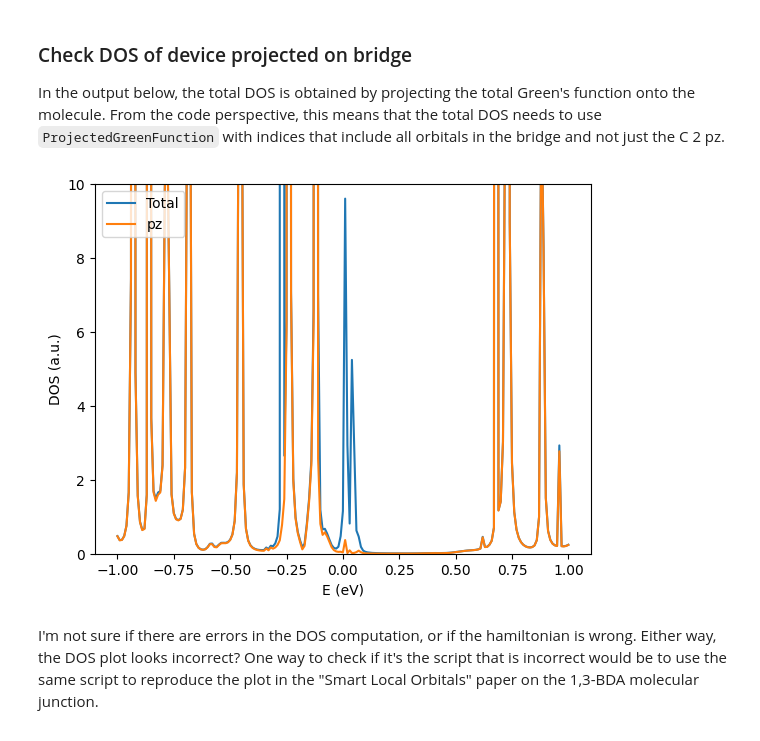
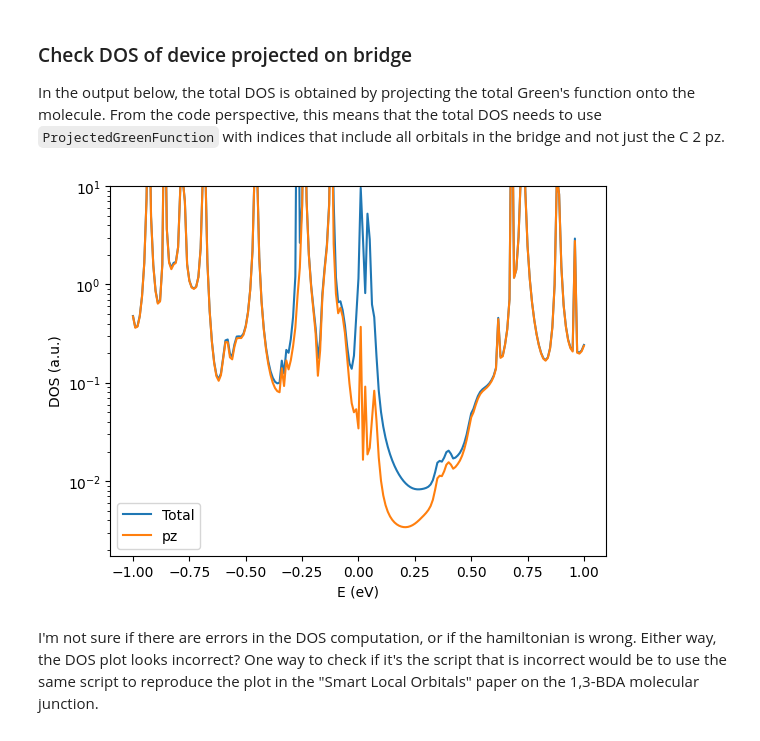
Before and after one commit to aj0337/qtpyt-tests, a Jupyter notebook: CNT_AGNR/checks.ipynb, the cells around one changed output. Cells and saved outputs as stored; diff of their text form; code cells hidden in the pictures.

```diff
--- a/CNT_AGNR/checks.ipynb
+++ b/CNT_AGNR/checks.ipynb
@@ -96,19 +96,19 @@ The non-orthogonalized orbital is:
 
 In the output below, the total DOS is obtained by projecting the total Green's function onto the molecule. From the code perspective, this means that the total DOS needs to use `ProjectedGreenFunction` with indices that include all orbitals in the bridge and not just the C 2 pz.
 # %%
-E, tdos = np.load("./unrelaxed/output/lowdin/dft/Evdos_total.npy")
-_, pz_dos = np.load("./unrelaxed/output/lowdin/dft/Evdos_pz.npy")
+E, tdos_device = np.load("./unrelaxed/output/lowdin/device/dft/Evdos_total.npy")
+_, pz_dos_device = np.load("./unrelaxed/output/lowdin/device/dft/Evdos_pz.npy")
 
-plt.plot(E, tdos, label="Total")
-plt.plot(E, pz_dos, label="pz")
+plt.plot(E, tdos_device, label="Total")
+plt.plot(E, pz_dos_device, label="pz")
 plt.xlabel("E (eV)")
 plt.ylabel("DOS (a.u.)")
-# plt.yscale("log")
+plt.yscale("log")
 plt.ylim(0,10)
 plt.legend()
 plt.show()
 # %% [output]
-[figure, old version]
+[figure, new version]
 # %% [markdown]
 I'm not sure if there are errors in the DOS computation, or if the hamiltonian is wrong. Either way, the DOS plot looks incorrect? One way to check if it's the script that is incorrect would be to use the same script to reproduce the plot in the "Smart Local Orbitals" paper on the 1,3-BDA molecular junction.
 
```
Also changed, not shown: parts of 4 cells of this notebook, 2 other files.
